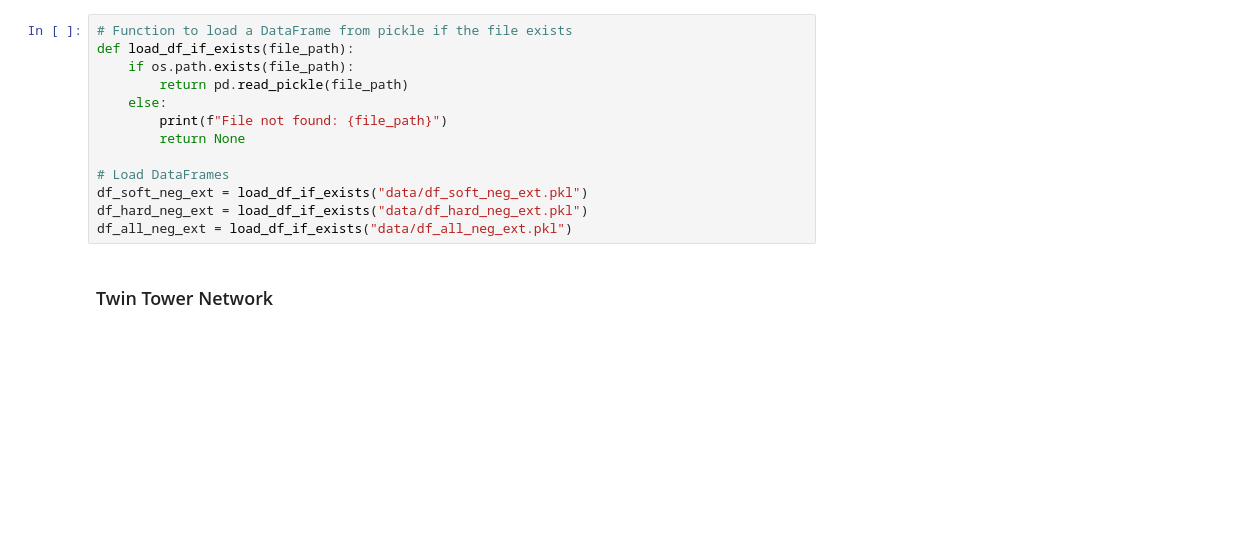
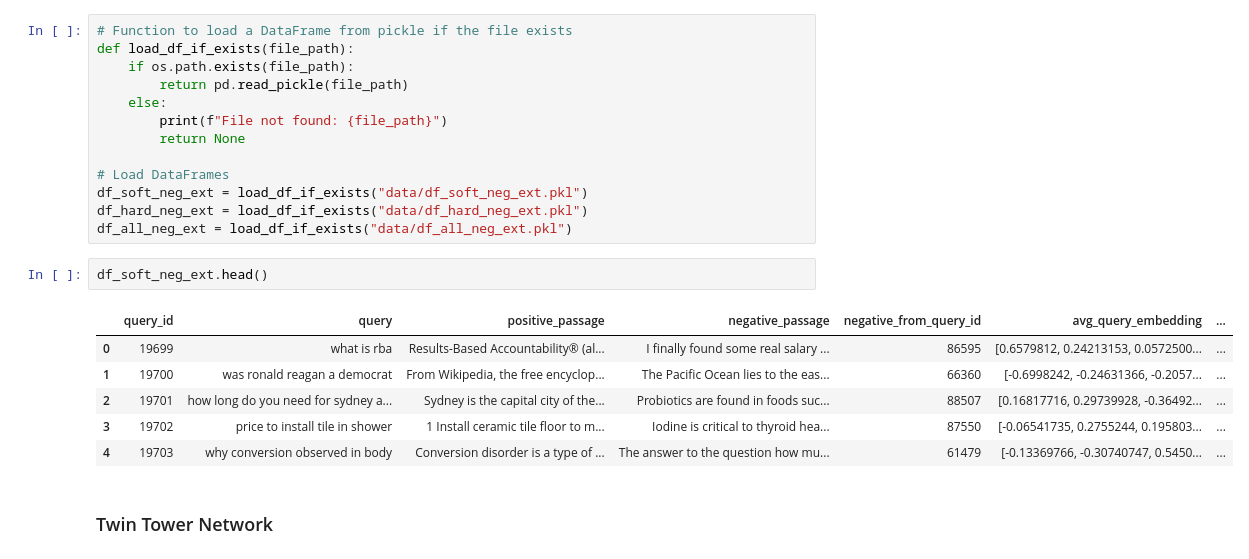
Before and after one commit to NnamdiOdozi/MLX_Week2, a Jupyter notebook: main.ipynb, the cells around one changed output. Cells and saved outputs as stored; diff of their text form; blank space fills up the shorter version.

```diff
--- a/main.ipynb
+++ b/main.ipynb
@@ -146,6 +145,15 @@ def load_df_if_exists(file_path):
 df_soft_neg_ext = load_df_if_exists("data/df_soft_neg_ext.pkl")
 df_hard_neg_ext = load_df_if_exists("data/df_hard_neg_ext.pkl")
 df_all_neg_ext = load_df_if_exists("data/df_all_neg_ext.pkl")
+# %%
+df_soft_neg_ext.head()
+# %% [output]
+|  | query_id | query | positive_passage | negative_passage | negative_from_query_id | avg_query_embedding | ... |
+| 0 | 19699 | what is rba | Results-Based Accountability® (al... | I finally found some real salary ... | 86595 | [0.6579812, 0.24213153, 0.0572500... | ... |
+| 1 | 19700 | was ronald reagan a democrat | From Wikipedia, the free encyclop... | The Pacific Ocean lies to the eas... | 66360 | [-0.6998242, -0.24631366, -0.2057... | ... |
+| 2 | 19701 | how long do you need for sydney a... | Sydney is the capital city of the... | Probiotics are found in foods suc... | 88507 | [0.16817716, 0.29739928, -0.36492... | ... |
+| 3 | 19702 | price to install tile in shower | 1 Install ceramic tile floor to m... | Iodine is critical to thyroid hea... | 87550 | [-0.06541735, 0.2755244, 0.195803... | ... |
+| 4 | 19703 | why conversion observed in body | Conversion disorder is a type of ... | The answer to the question how mu... | 61479 | [-0.13369766, -0.30740747, 0.5450... | ... |
 # %% [markdown]
 ### Twin Tower Network
 # %%
```
Also changed, not shown: parts of 3 cells of this notebook, 13 other files.
